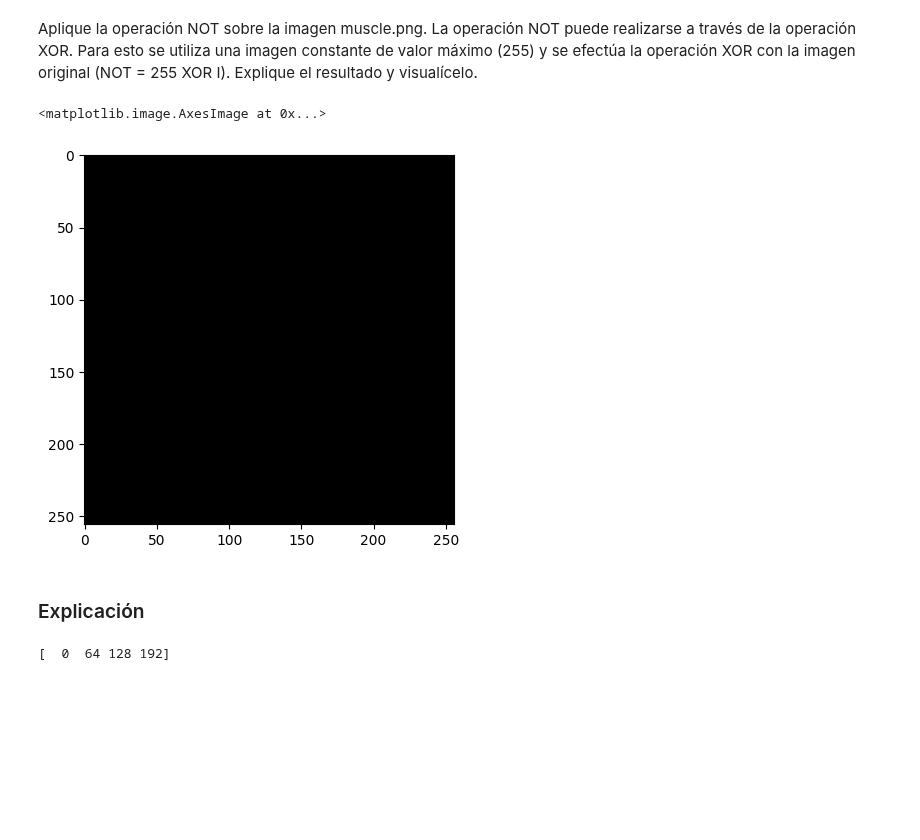
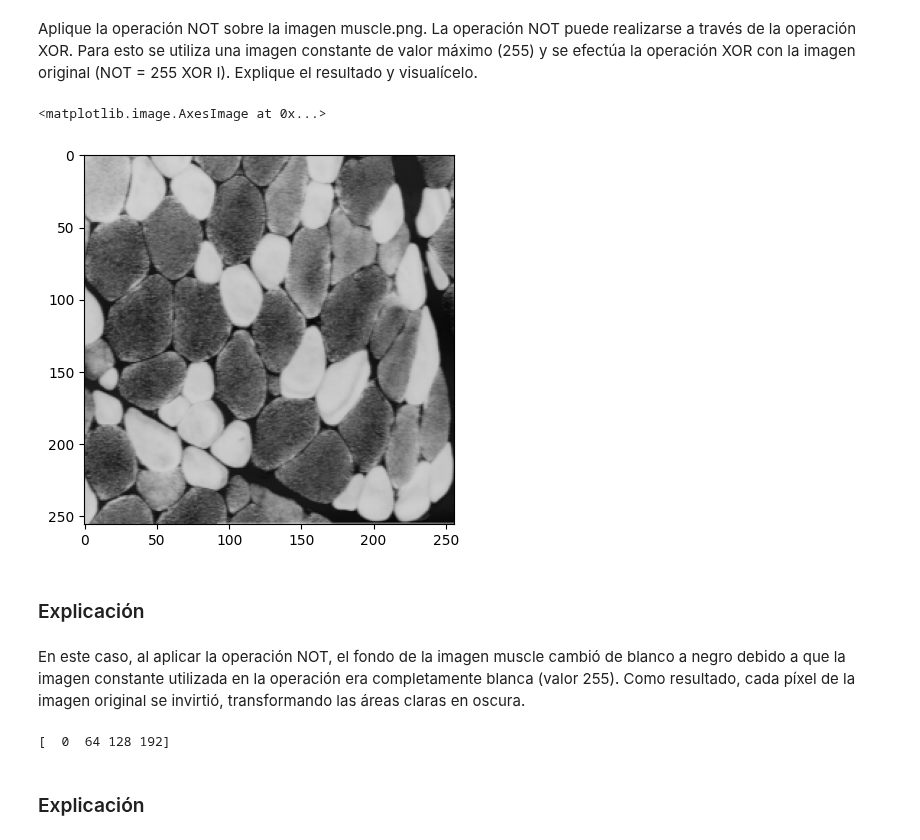
Before and after one commit to pukinidev/TalleresImagenes, a Jupyter notebook: Taller1/Punto5.ipynb, the cells around one changed output. Cells and saved outputs as stored; diff of their text form; code cells hidden in the pictures; blank space fills up the shorter version.

```diff
--- a/Taller1/Punto5.ipynb
+++ b/Taller1/Punto5.ipynb
@@ -72,14 +82,16 @@ plt.imshow(image_xor)
 Aplique la operación NOT sobre la imagen muscle.png. La operación NOT puede realizarse a través de la operación XOR. Para esto se utiliza una imagen constante de valor máximo (255) y se efectúa la operación XOR con la imagen original (NOT = 255 XOR I).  Explique el resultado y visualícelo.
 # %%
 constant_image = np.full_like(muscle_image , 255)
-image_not = cv2.bitwise_not(constant_image)
+image_not = cv2.bitwise_xor(muscle_image, constant_image)
 
 plt.imshow(image_not)
 # %% [output]
 <matplotlib.image.AxesImage at 0x...>
-[figure, old version]
+[figure, new version]
 # %% [markdown]
 ### Explicación
+# %% [markdown]
+En este caso, al aplicar la operación NOT, el fondo de la imagen muscle cambió de blanco a negro debido a que la imagen constante utilizada en la operación era completamente blanca (valor 255). Como resultado, cada píxel de la imagen original se invirtió, transformando las áreas claras en oscura.
 # %%
 _, binary_mask = cv2.threshold(spot, 128, 255, cv2.THRESH_BINARY)
 
@@ -94,3 +106,5 @@ values = np.unique(result_image[binary_mask == 255])
 print(values)
 # %% [output]
 [  0  64 128 192]
+# %% [markdown]
+### Explicación
```
Also changed, not shown: parts of 4 cells of this notebook, 3 other files.
